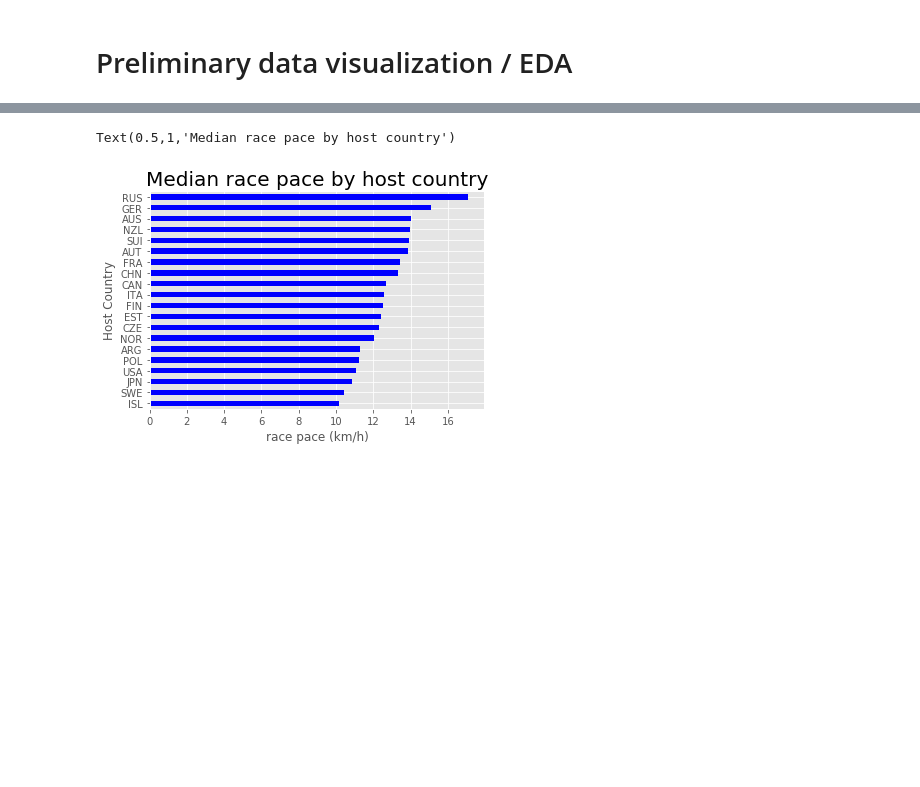
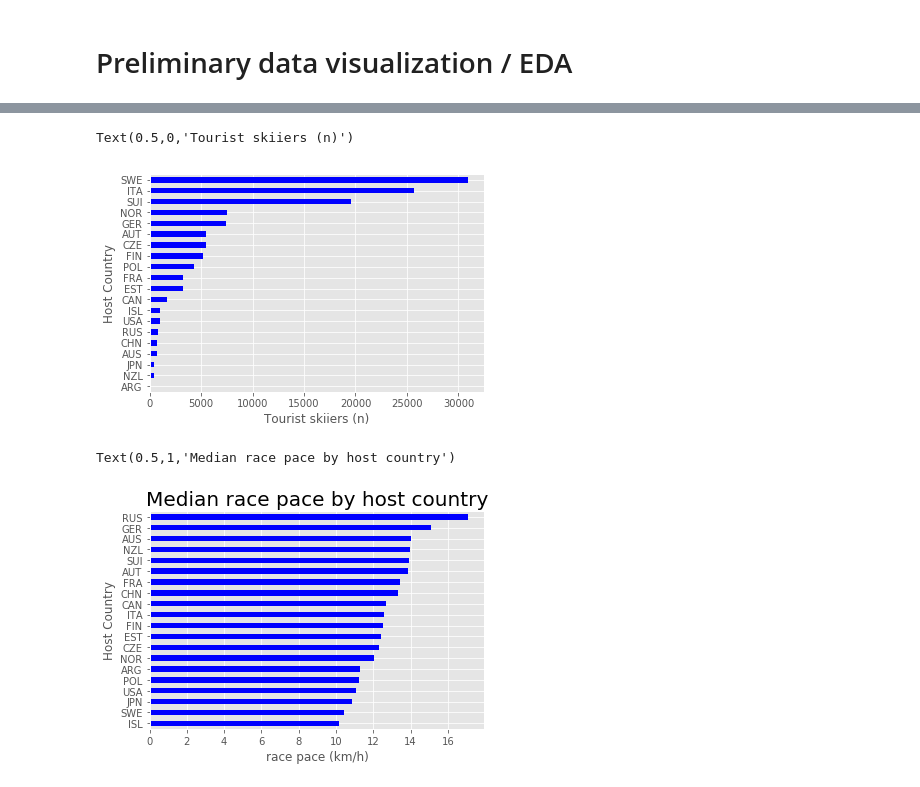
Before and after one commit to macphd/ski-tourism, a Jupyter notebook: munging/ski_race_munging.ipynb, the cells around one changed output, grey strips where cells are left out. Cells and saved outputs as stored; diff of their text form; code cells hidden in the pictures; blank space fills up the shorter version.

```diff
--- a/munging/ski_race_munging.ipynb
+++ b/munging/ski_race_munging.ipynb
@@ -204,3 +194,10 @@ plt.style.use('ggplot')
+# %%
+race_finishers.groupby('host_country')['tourist'].sum().sort_values().plot(kind= 'barh', color = 'b')
+plt.ylabel('Host Country')
+plt.xlabel('Tourist skiiers (n)')
+# %% [output]
+Text(0.5,0,'Tourist skiiers (n)')
+[figure, added]
 # %%
 race_finishers.groupby('host_country')['racer_pace'].median().sort_values().plot(kind = 'barh', color='b')
 plt.xlabel('race pace (km/h)')
```
Also changed, not shown: parts of 13 cells of this notebook, 4 other files.
